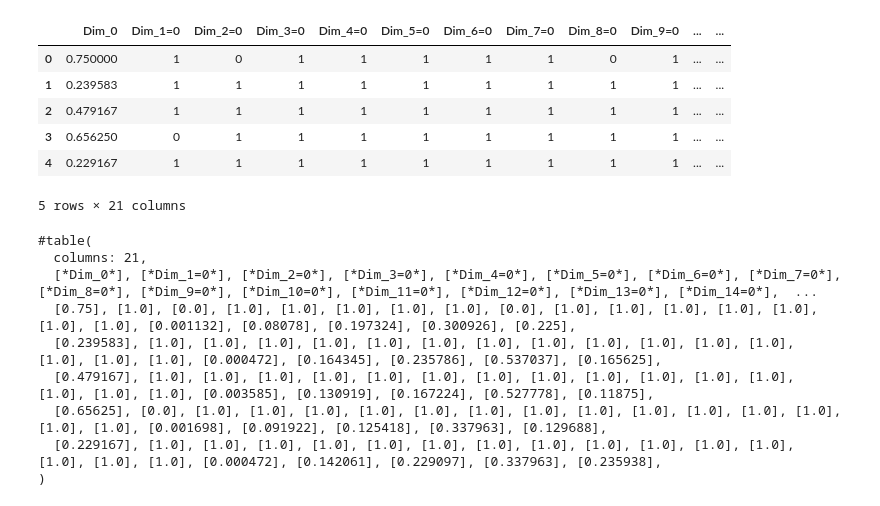
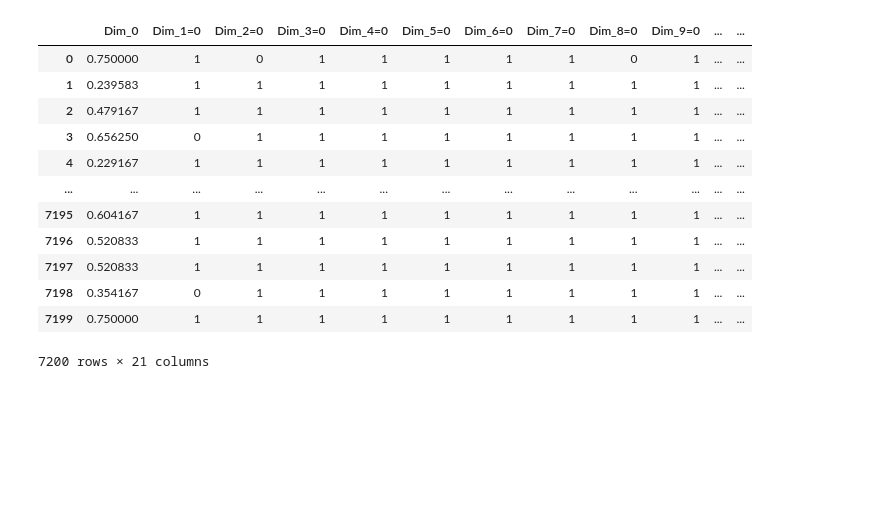
Before and after one commit to michelebanfi/anomaly-detection, a Jupyter notebook: project.ipynb, the cells around one changed output. Drawn from its saved outputs; the diff is of its cells as text; code cells hidden in the pictures; blank space fills up the shorter version.

```diff
--- a/project.ipynb
+++ b/project.ipynb
@@ -14,4 +43,20 @@ from sklearn.metrics import silhouette_score
 # %%
-# load the daataset and remove the last two columns
-dataset = pd.read_csv('Data/dataset.csv', sep = ";", decimal=",")
+path = "Data/dataset.csv"
+# Load dataset
+dataset = pd.read_csv(path, sep=";", decimal=",")
 dataset = dataset.iloc[:, 1:-2]
+dataset
+# %% [output]
+|  | Dim_0 | Dim_1=0 | Dim_2=0 | Dim_3=0 | Dim_4=0 | Dim_5=0 | Dim_6=0 | Dim_7=0 | Dim_8=0 | Dim_9=0 | ... | ... |
+| 0 | 0.750000 | 1 | 0 | 1 | 1 | 1 | 1 | 1 | 0 | 1 | ... | ... |
+| 1 | 0.239583 | 1 | 1 | 1 | 1 | 1 | 1 | 1 | 1 | 1 | ... | ... |
+| 2 | 0.479167 | 1 | 1 | 1 | 1 | 1 | 1 | 1 | 1 | 1 | ... | ... |
+| 3 | 0.656250 | 0 | 1 | 1 | 1 | 1 | 1 | 1 | 1 | 1 | ... | ... |
+| 4 | 0.229167 | 1 | 1 | 1 | 1 | 1 | 1 | 1 | 1 | 1 | ... | ... |
+| ... | ... | ... | ... | ... | ... | ... | ... | ... | ... | ... | ... | ... |
+| 7195 | 0.604167 | 1 | 1 | 1 | 1 | 1 | 1 | 1 | 1 | 1 | ... | ... |
+| 7196 | 0.520833 | 1 | 1 | 1 | 1 | 1 | 1 | 1 | 1 | 1 | ... | ... |
+| 7197 | 0.520833 | 1 | 1 | 1 | 1 | 1 | 1 | 1 | 1 | 1 | ... | ... |
+| 7198 | 0.354167 | 0 | 1 | 1 | 1 | 1 | 1 | 1 | 1 | 1 | ... | ... |
+| 7199 | 0.750000 | 1 | 1 | 1 | 1 | 1 | 1 | 1 | 1 | 1 | ... | ... |
+7200 rows × 21 columns
@@ -23,57 +64,0 @@ dist_matrix = gower.gower_matrix(dataset)
-# %%
-dataset.head()
-# %% [output]
-|  | Dim_0 | Dim_1=0 | Dim_2=0 | Dim_3=0 | Dim_4=0 | Dim_5=0 | Dim_6=0 | Dim_7=0 | Dim_8=0 | Dim_9=0 | ... | ... |
-| 0 | 0.750000 | 1 | 0 | 1 | 1 | 1 | 1 | 1 | 0 | 1 | ... | ... |
-| 1 | 0.239583 | 1 | 1 | 1 | 1 | 1 | 1 | 1 | 1 | 1 | ... | ... |
-| 2 | 0.479167 | 1 | 1 | 1 | 1 | 1 | 1 | 1 | 1 | 1 | ... | ... |
-| 3 | 0.656250 | 0 | 1 | 1 | 1 | 1 | 1 | 1 | 1 | 1 | ... | ... |
-| 4 | 0.229167 | 1 | 1 | 1 | 1 | 1 | 1 | 1 | 1 | 1 | ... | ... |
-5 rows × 21 columns
-# %%
-import pandas as pd
-
-def pandas_to_typst(df):
-    typst_text = "\n#table(\n"
-
-    # Get number of columns
-    num_columns = len(df.columns)
-    typst_text += f"  columns: {num_columns},\n"
-
-    # Get column names
-    typst_text += "  "
-    for col in df.columns:
-        typst_text += f"[*{col}*], "
-    typst_text = typst_text[:-2] + ",\n"
-
-    # Get values
-    for index, row in df.iterrows():
-        typst_text += "  "
-        for value in row:
-            typst_text += f"[{value}], "
-        typst_text = typst_text[:-2] + ",\n"
-
-    typst_text += ") \n"
-
-    return typst_text
-
-# Example DataFrame
-data = {
-    'Amount': ['360g', '250g', '150g', '100g', '100g', '100g', '2', 'Pinch', 'Drizzle'],
-    'Ingredient': ['Baking flour', 'Butter (room temp.)', 'Brown sugar', 'Cane sugar',
-                   '70% cocoa chocolate', '35-40% cocoa chocolate', 'Eggs', 'Salt', 'Vanilla extract']
-}
-df = pd.DataFrame(dataset.head())
-
-typst_table = pandas_to_typst(df)
-print(typst_table)
-# %% [output]
-#table(
-  columns: 21,
-  [*Dim_0*], [*Dim_1=0*], [*Dim_2=0*], [*Dim_3=0*], [*Dim_4=0*], [*Dim_5=0*], [*Dim_6=0*], [*Dim_7=0*], [*Dim_8=0*], [*Dim_9=0*], [*Dim_10=0*], [*Dim_11=0*], [*Dim_12=0*], [*Dim_13=0*], [*Dim_14=0*],  ...
-  [0.75], [1.0], [0.0], [1.0], [1.0], [1.0], [1.0], [1.0], [0.0], [1.0], [1.0], [1.0], [1.0], [1.0], [1.0], [1.0], [0.001132], [0.08078], [0.197324], [0.300926], [0.225],
-  [0.239583], [1.0], [1.0], [1.0], [1.0], [1.0], [1.0], [1.0], [1.0], [1.0], [1.0], [1.0], [1.0], [1.0], [1.0], [1.0], [0.000472], [0.164345], [0.235786], [0.537037], [0.165625],
-  [0.479167], [1.0], [1.0], [1.0], [1.0], [1.0], [1.0], [1.0], [1.0], [1.0], [1.0], [1.0], [1.0], [1.0], [1.0], [1.0], [0.003585], [0.130919], [0.167224], [0.527778], [0.11875],
-  [0.65625], [0.0], [1.0], [1.0], [1.0], [1.0], [1.0], [1.0], [1.0], [1.0], [1.0], [1.0], [1.0], [1.0], [1.0], [1.0], [0.001698], [0.091922], [0.125418], [0.337963], [0.129688],
-  [0.229167], [1.0], [1.0], [1.0], [1.0], [1.0], [1.0], [1.0], [1.0], [1.0], [1.0], [1.0], [1.0], [1.0], [1.0], [1.0], [0.000472], [0.142061], [0.229097], [0.337963], [0.235938],
-)
```
Also changed, not shown: parts of 9 cells of this notebook, 11 other files.
